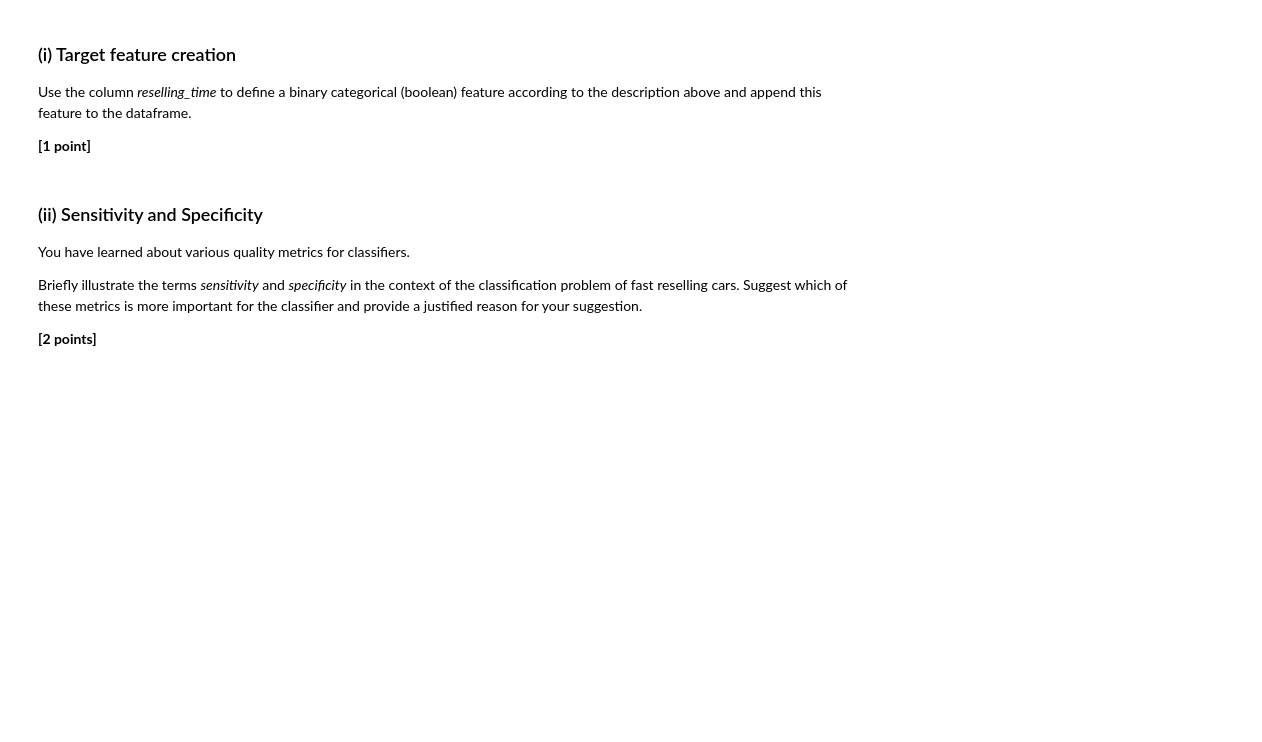
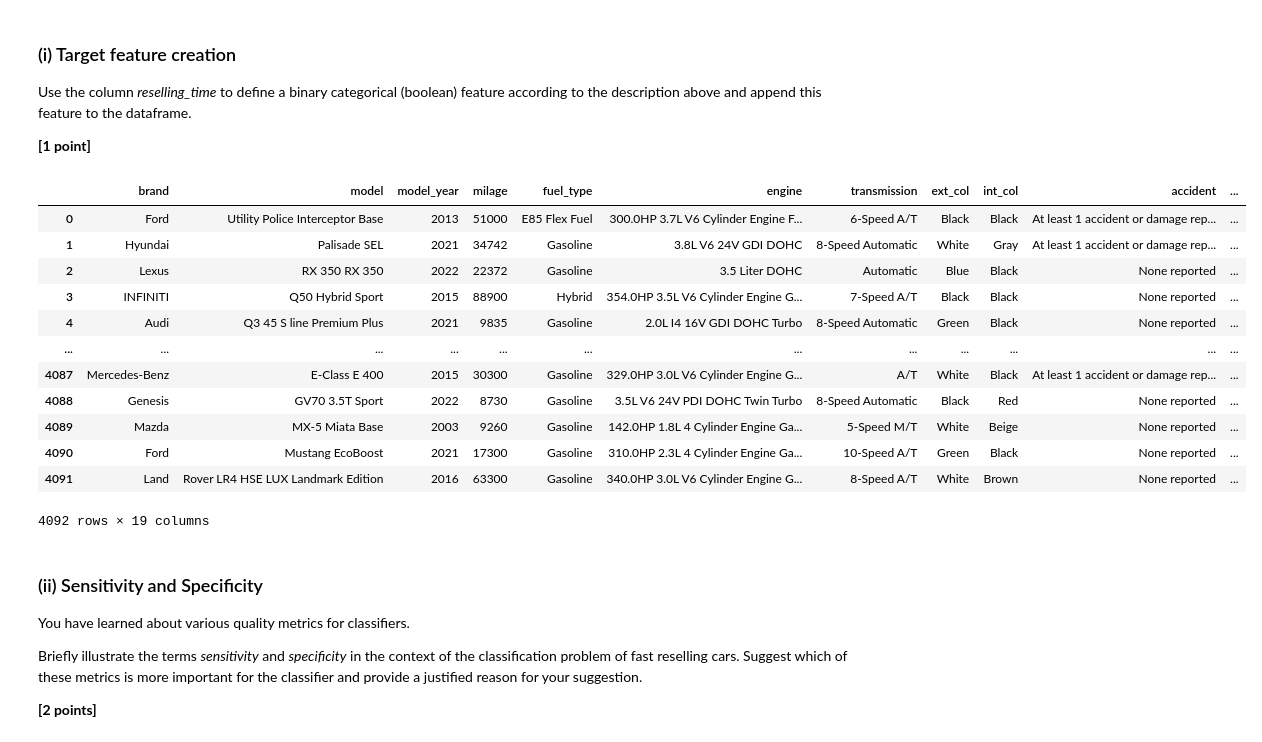
Before and after one commit to sillyduckyluck/IDS_Winning_team, a Jupyter notebook: Part_1/IDS_WS23_Assignment_part_1-student_updated.ipynb, the cells around one changed output. Saved outputs shown, nothing was run; the diff lists cells and outputs as text; code cells hidden in the pictures; blank space fills up the shorter version.

```diff
--- a/Part_1/IDS_WS23_Assignment_part_1-student_updated.ipynb
+++ b/Part_1/IDS_WS23_Assignment_part_1-student_updated.ipynb
@@ -1064,3 +1062,21 @@ Use the column *reselling_time* to define a binary categorical (boolean) feature
+# %%
+
+
+df["fast_reselling"] = df['reselling_time'] <= 30
+# %% [output]
+|  | brand | model | model_year | milage | fuel_type | engine | transmission | ext_col | int_col | accident | ... |
+| 0 | Ford | Utility Police Interceptor Base | 2013 | 51000 | E85 Flex Fuel | 300.0HP 3.7L V6 Cylinder Engine F... | 6-Speed A/T | Black | Black | At least 1 accident or damage rep... | ... |
+| 1 | Hyundai | Palisade SEL | 2021 | 34742 | Gasoline | 3.8L V6 24V GDI DOHC | 8-Speed Automatic | White | Gray | At least 1 accident or damage rep... | ... |
+| 2 | Lexus | RX 350 RX 350 | 2022 | 22372 | Gasoline | 3.5 Liter DOHC | Automatic | Blue | Black | None reported | ... |
+| 3 | INFINITI | Q50 Hybrid Sport | 2015 | 88900 | Hybrid | 354.0HP 3.5L V6 Cylinder Engine G... | 7-Speed A/T | Black | Black | None reported | ... |
+| 4 | Audi | Q3 45 S line Premium Plus | 2021 | 9835 | Gasoline | 2.0L I4 16V GDI DOHC Turbo | 8-Speed Automatic | Green | Black | None reported | ... |
+| ... | ... | ... | ... | ... | ... | ... | ... | ... | ... | ... | ... |
+| 4087 | Mercedes-Benz | E-Class E 400 | 2015 | 30300 | Gasoline | 329.0HP 3.0L V6 Cylinder Engine G... | A/T | White | Black | At least 1 accident or damage rep... | ... |
+| 4088 | Genesis | GV70 3.5T Sport | 2022 | 8730 | Gasoline | 3.5L V6 24V PDI DOHC Twin Turbo | 8-Speed Automatic | Black | Red | None reported | ... |
+| 4089 | Mazda | MX-5 Miata Base | 2003 | 9260 | Gasoline | 142.0HP 1.8L 4 Cylinder Engine Ga... | 5-Speed M/T | White | Beige | None reported | ... |
+| 4090 | Ford | Mustang EcoBoost | 2021 | 17300 | Gasoline | 310.0HP 2.3L 4 Cylinder Engine Ga... | 10-Speed A/T | Green | Black | None reported | ... |
+| 4091 | Land | Rover LR4 HSE LUX Landmark Edition | 2016 | 63300 | Gasoline | 340.0HP 3.0L V6 Cylinder Engine G... | 8-Speed A/T | White | Brown | None reported | ... |
+4092 rows × 19 columns
 # %% [markdown]
 ### (ii) Sensitivity and Specificity
 
```
Also changed, not shown: parts of 15 cells of this notebook.
